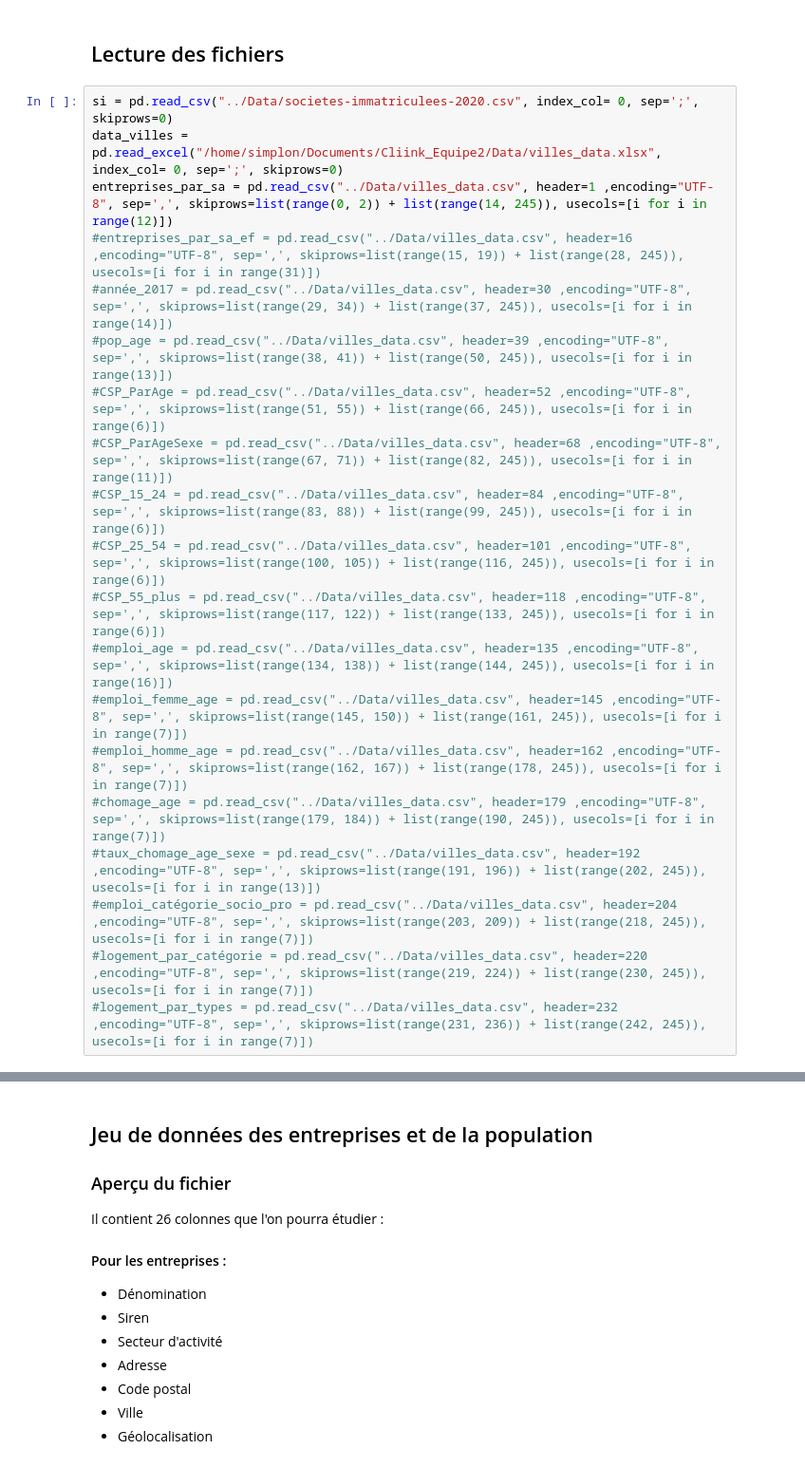
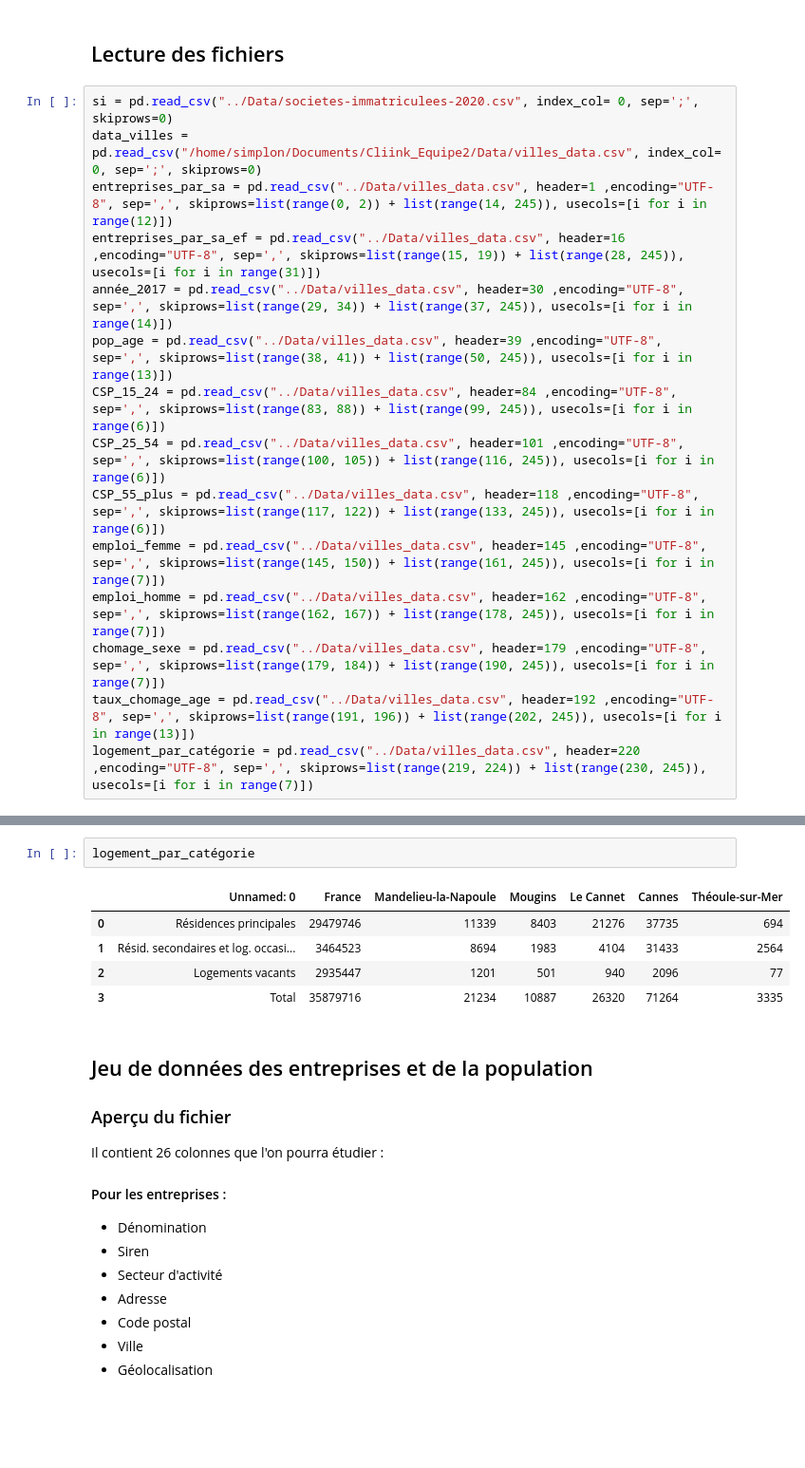
Before and after one commit to niryras/Cliink_Equipe2, a Jupyter notebook: Jupyter/Société Immatriculées 2020.ipynb, the cells around one changed output, grey strips where cells are left out. Shown at 95% size. Drawn from its saved outputs; the diff is of its cells as text; blank space fills up the shorter version.

```diff
--- a/Jupyter/Société Immatriculées 2020.ipynb
+++ b/Jupyter/Société Immatriculées 2020.ipynb
@@ -12,21 +12,16 @@ import pandas as pd
 ## Lecture des fichiers
 # %%
 si = pd.read_csv("../Data/societes-immatriculees-2020.csv", index_col= 0, sep=';', skiprows=0)
-data_villes = pd.read_excel("/home/simplon/Documents/Cliink_Equipe2/Data/villes_data.xlsx", index_col= 0, sep=';', skiprows=0)
+data_villes = pd.read_csv("/home/simplon/Documents/Cliink_Equipe2/Data/villes_data.csv", index_col= 0, sep=';', skiprows=0)
 entreprises_par_sa = pd.read_csv("../Data/villes_data.csv", header=1 ,encoding="UTF-8", sep=',', skiprows=list(range(0, 2)) + list(range(14, 245)), usecols=[i for i in range(12)])
-#entreprises_par_sa_ef = pd.read_csv("../Data/villes_data.csv", header=16 ,encoding="UTF-8", sep=',', skiprows=list(range(15, 19)) + list(range(28, 245)), usecols=[i for i in range(31)])
-#année_2017 = pd.read_csv("../Data/villes_data.csv", header=30 ,encoding="UTF-8", sep=',', skiprows=list(range(29, 34)) + list(range(37, 245)), usecols=[i for i in range(14)])
-#pop_age = pd.read_csv("../Data/villes_data.csv", header=39 ,encoding="UTF-8", sep=',', skiprows=list(range(38, 41)) + list(range(50, 245)), usecols=[i for i in range(13)])
-#CSP_ParAge = pd.read_csv("../Data/villes_data.csv", header=52 ,encoding="UTF-8", sep=',', skiprows=list(range(51, 55)) + list(range(66, 245)), usecols=[i for i in range(6)])
-#CSP_ParAgeSexe = pd.read_csv("../Data/villes_data.csv", header=68 ,encoding="UTF-8", sep=',', skiprows=list(range(67, 71)) + list(range(82, 245)), usecols=[i for i in range(11)])
-#CSP_15_24 = pd.read_csv("../Data/villes_data.csv", header=84 ,encoding="UTF-8", sep=',', skiprows=list(range(83, 88)) + list(range(99, 245)), usecols=[i for i in range(6)])
-#CSP_25_54 = pd.read_csv("../Data/villes_data.csv", header=101 ,encoding="UTF-8", sep=',', skiprows=list(range(100, 105)) + list(range(116, 245)), usecols=[i for i in range(6)])
-#CSP_55_plus = pd.read_csv("../Data/villes_data.csv", header=118 ,encoding="UTF-8", sep=',', skiprows=list(range(117, 122)) + list(range(133, 245)), usecols=[i for i in range(6)])
-#emploi_age = pd.read_csv("../Data/villes_data.csv", header=135 ,encoding="UTF-8", sep=',', skiprows=list(range(134, 138)) + list(range(144, 245)), usecols=[i for i in range(16)])
-#emploi_femme_age = pd.read_csv("../Data/villes_data.csv", header=145 ,encoding="UTF-8", sep=',', skiprows=list(range(145, 150)) + list(range(161, 245)), usecols=[i for i in range(7)])
-#emploi_homme_age = pd.read_csv("../Data/villes_data.csv", header=162 ,encoding="UTF-8", sep=',', skiprows=list(range(162, 167)) + list(range(178, 245)), usecols=[i for i in range(7)])
-#chomage_age = pd.read_csv("../Data/villes_data.csv", header=179 ,encoding="UTF-8", sep=',', skiprows=list(range(179, 184)) + list(range(190, 245)), usecols=[i for i in range(7)])
-#taux_chomage_age_sexe = pd.read_csv("../Data/villes_data.csv", header=192 ,encoding="UTF-8", sep=',', skiprows=list(range(191, 196)) + list(range(202, 245)), usecols=[i for i in range(13)])
-#emploi_catégorie_socio_pro = pd.read_csv("../Data/villes_data.csv", header=204 ,encoding="UTF-8", sep=',', skiprows=list(range(203, 209)) + list(range(218, 245)), usecols=[i for i in range(7)])
-#logement_par_catégorie = pd.read_csv("../Data/villes_data.csv", header=220 ,encoding="UTF-8", sep=',', skiprows=list(range(219, 224)) + list(range(230, 245)), usecols=[i for i in range(7)])
-#logement_par_types = pd.read_csv("../Data/villes_data.csv", header=232 ,encoding="UTF-8", sep=',', skiprows=list(range(231, 236)) + list(range(242, 245)), usecols=[i for i in range(7)])
+entreprises_par_sa_ef = pd.read_csv("../Data/villes_data.csv", header=16 ,encoding="UTF-8", sep=',', skiprows=list(range(15, 19)) + list(range(28, 245)), usecols=[i for i in range(31)])
+année_2017 = pd.read_csv("../Data/villes_data.csv", header=30 ,encoding="UTF-8", sep=',', skiprows=list(range(29, 34)) + list(range(37, 245)), usecols=[i for i in range(14)])
+pop_age = pd.read_csv("../Data/villes_data.csv", header=39 ,encoding="UTF-8", sep=',', skiprows=list(range(38, 41)) + list(range(50, 245)), usecols=[i for i in range(13)])
+CSP_15_24 = pd.read_csv("../Data/villes_data.csv", header=84 ,encoding="UTF-8", sep=',', skiprows=list(range(83, 88)) + list(range(99, 245)), usecols=[i for i in range(6)])
+CSP_25_54 = pd.read_csv("../Data/villes_data.csv", header=101 ,encoding="UTF-8", sep=',', skiprows=list(range(100, 105)) + list(range(116, 245)), usecols=[i for i in range(6)])
+CSP_55_plus = pd.read_csv("../Data/villes_data.csv", header=118 ,encoding="UTF-8", sep=',', skiprows=list(range(117, 122)) + list(range(133, 245)), usecols=[i for i in range(6)])
+emploi_femme = pd.read_csv("../Data/villes_data.csv", header=145 ,encoding="UTF-8", sep=',', skiprows=list(range(145, 150)) + list(range(161, 245)), usecols=[i for i in range(7)])
+emploi_homme = pd.read_csv("../Data/villes_data.csv", header=162 ,encoding="UTF-8", sep=',', skiprows=list(range(162, 167)) + list(range(178, 245)), usecols=[i for i in range(7)])
+chomage_sexe = pd.read_csv("../Data/villes_data.csv", header=179 ,encoding="UTF-8", sep=',', skiprows=list(range(179, 184)) + list(range(190, 245)), usecols=[i for i in range(7)])
+taux_chomage_age = pd.read_csv("../Data/villes_data.csv", header=192 ,encoding="UTF-8", sep=',', skiprows=list(range(191, 196)) + list(range(202, 245)), usecols=[i for i in range(13)])
+logement_par_catégorie = pd.read_csv("../Data/villes_data.csv", header=220 ,encoding="UTF-8", sep=',', skiprows=list(range(219, 224)) + list(range(230, 245)), usecols=[i for i in range(7)])
@@ -41,3 +28,11 @@ logement_par_types
+# %%
+logement_par_catégorie
+# %% [output]
+|  | Unnamed: 0 | France | Mandelieu-la-Napoule | Mougins | Le Cannet | Cannes | Théoule-sur-Mer |
+| 0 | Résidences principales | 29479746 | 11339 | 8403 | 21276 | 37735 | 694 |
+| 1 | Résid. secondaires et log. occasi... | 3464523 | 8694 | 1983 | 4104 | 31433 | 2564 |
+| 2 | Logements vacants | 2935447 | 1201 | 501 | 940 | 2096 | 77 |
+| 3 | Total | 35879716 | 21234 | 10887 | 26320 | 71264 | 3335 |
 # %% [markdown]
 ## Jeu de données des entreprises et de la population
 ### Aperçu du fichier
```
Also changed, not shown: parts of 1 cell of this notebook, 2 other files.
